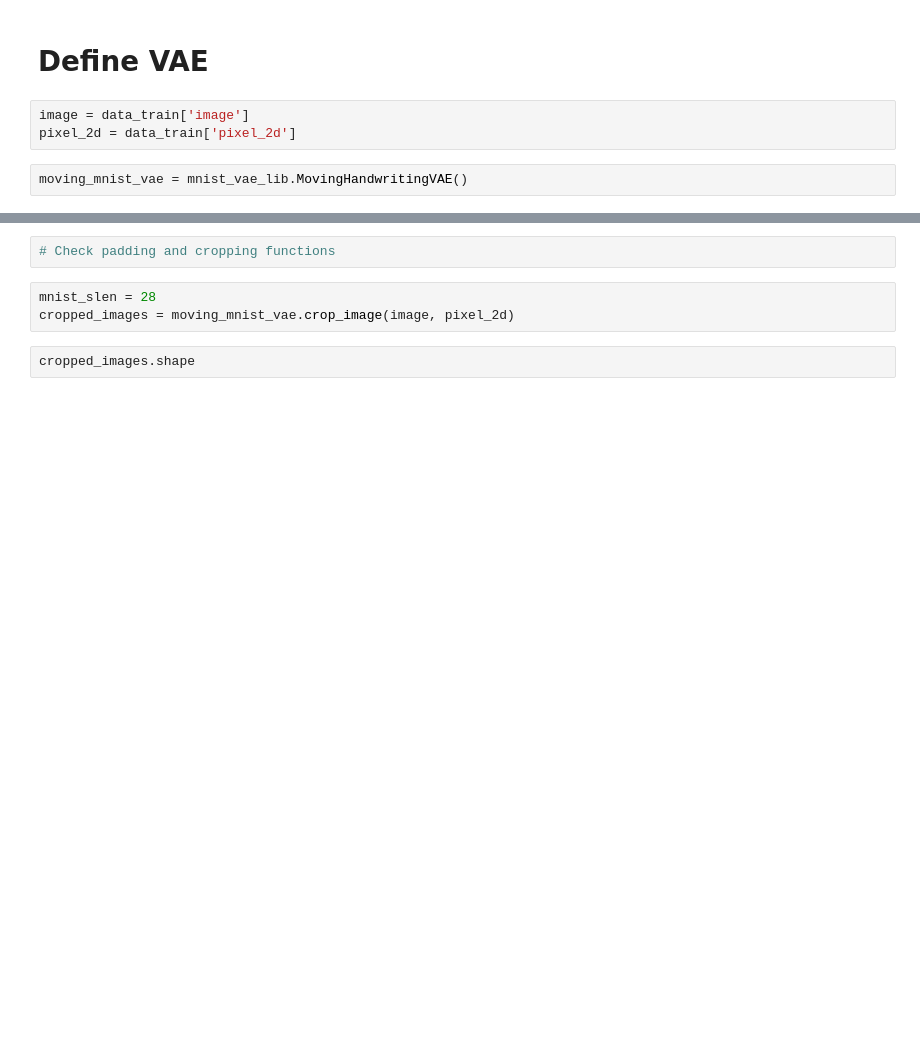
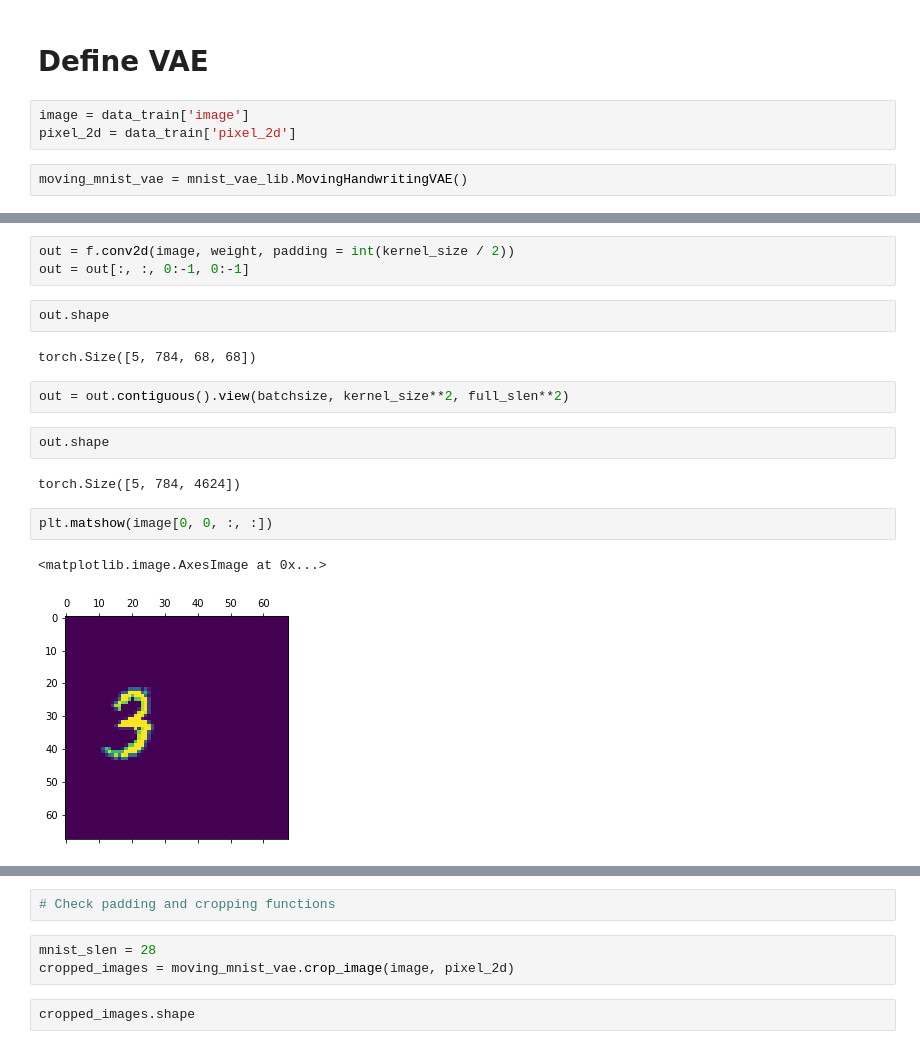
Before and after one commit to Runjing-Liu120/RaoBlackwellizedSGD, a Jupyter notebook: experiments/moving_mnist/MovingMnist_sandbox.ipynb, the cells around one changed output, grey strips where cells are left out. Drawn from its saved outputs; the diff is of its cells as text; blank space fills up the shorter version.

```diff
--- a/experiments/moving_mnist/MovingMnist_sandbox.ipynb
+++ b/experiments/moving_mnist/MovingMnist_sandbox.ipynb
@@ -101,0 +119,18 @@ moving_mnist_vae = mnist_vae_lib.MovingHandwritingVAE()
+# %%
+out = f.conv2d(image, weight, padding = int(kernel_size / 2))
+out = out[:, :, 0:-1, 0:-1]
+# %%
+out.shape
+# %% [output]
+torch.Size([5, 784, 68, 68])
+# %%
+out = out.contiguous().view(batchsize, kernel_size**2, full_slen**2)
+# %%
+out.shape
+# %% [output]
+torch.Size([5, 784, 4624])
+# %%
+plt.matshow(image[0, 0, :, :])
+# %% [output]
+<matplotlib.image.AxesImage at 0x...>
+[figure, added]
```
Also changed, not shown: parts of 20 cells of this notebook, 2 other files.
